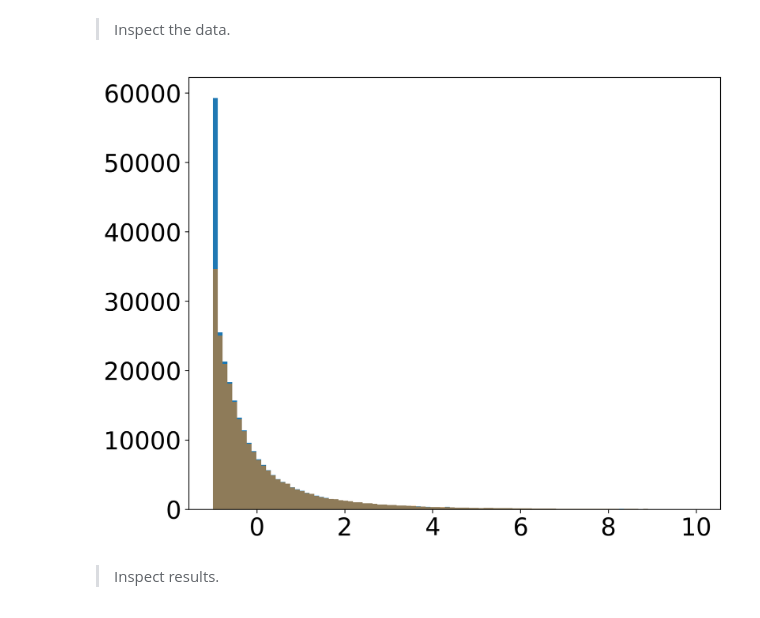
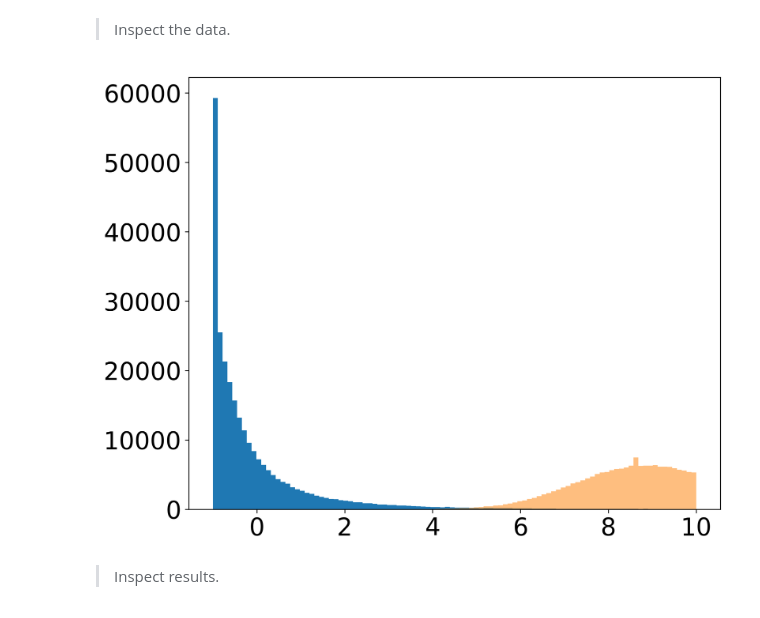
Before and after one commit to tingyuansen/Weak_Lensing, a Jupyter notebook: Zeldovich_Apprximation.ipynb, the cells around one changed output. Saved outputs shown, nothing was run; the diff lists cells and outputs as text; code cells hidden in the pictures.

```diff
--- a/Zeldovich_Apprximation.ipynb
+++ b/Zeldovich_Apprximation.ipynb
@@ -79,10 +79,10 @@ Text(0, 0.5, 'z = 0')
 # %%
 plt.hist(sim_z0[0,:,:,:].ravel(), range=[-1,10], bins=100);
 
-results = np.load("../results_step=500.npy")
+results = np.load("../results_step=1800.npy")
 plt.hist(results.ravel(), range=[-1,10], bins=100, alpha=0.5);
 # %% [output]
-[figure, old version]
+[figure, new version]
 # %% [markdown]
 > Inspect results.
 # %%
```
Also changed, not shown: 1 other file.
